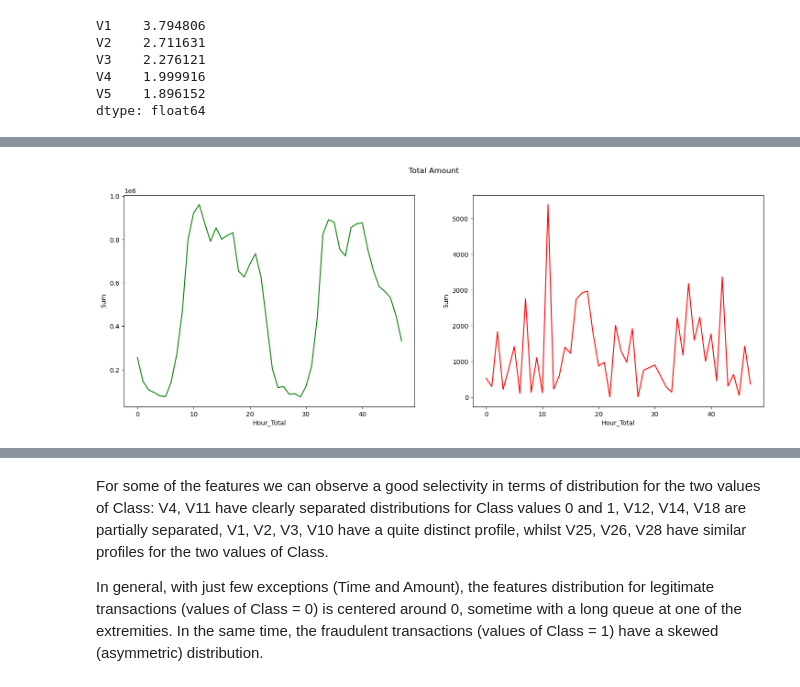
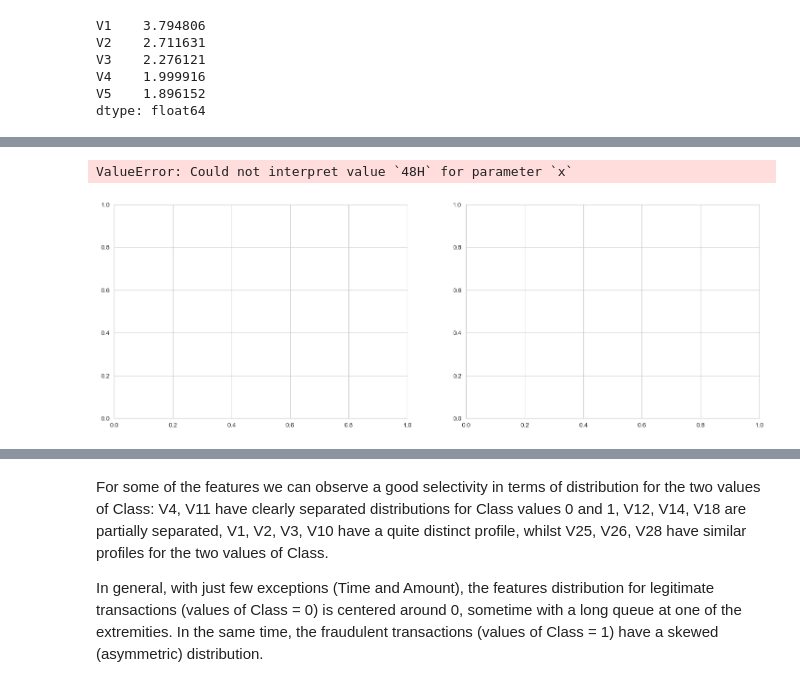
Before and after one commit to leobt23/Applications_DSE, a Jupyter notebook: code/data_exploration.ipynb, the cells around one changed output, grey strips where cells are left out. Drawn from its saved outputs; the diff is of its cells as text; code cells hidden in the pictures.

```diff
--- a/code/data_exploration.ipynb
+++ b/code/data_exploration.ipynb
@@ -518,10 +532,9 @@ df_tmp.head()
 # %%
 fig, (ax1, ax2) = plt.subplots(ncols=2, figsize=(18,6))
-s = sns.lineplot(ax = ax1, x="Hour_Total", y="Sum", data=df_tmp.loc[df_tmp.Class==0], color="green")
-s = sns.lineplot(ax = ax2, x="Hour_Total", y="Sum", data=df_tmp.loc[df_tmp.Class==1], color="red")
-plt.suptitle("Total Amount")
+s = sns.lineplot(ax = ax1, x="48H", y="Max", data=df.loc[df.Class==0], color="green")
+s = sns.lineplot(ax = ax2, x="48H", y="Max", data=df.loc[df.Class==1], color="red")
+plt.suptitle("Maximum Amount of Transactions")
 plt.show()
-
-# Intercept the data
 # %% [output]
+ValueError: Could not interpret value `48H` for parameter `x`
-[figure, old version]
+[figure, new version]
```
Also changed, not shown: parts of 46 cells of this notebook.
